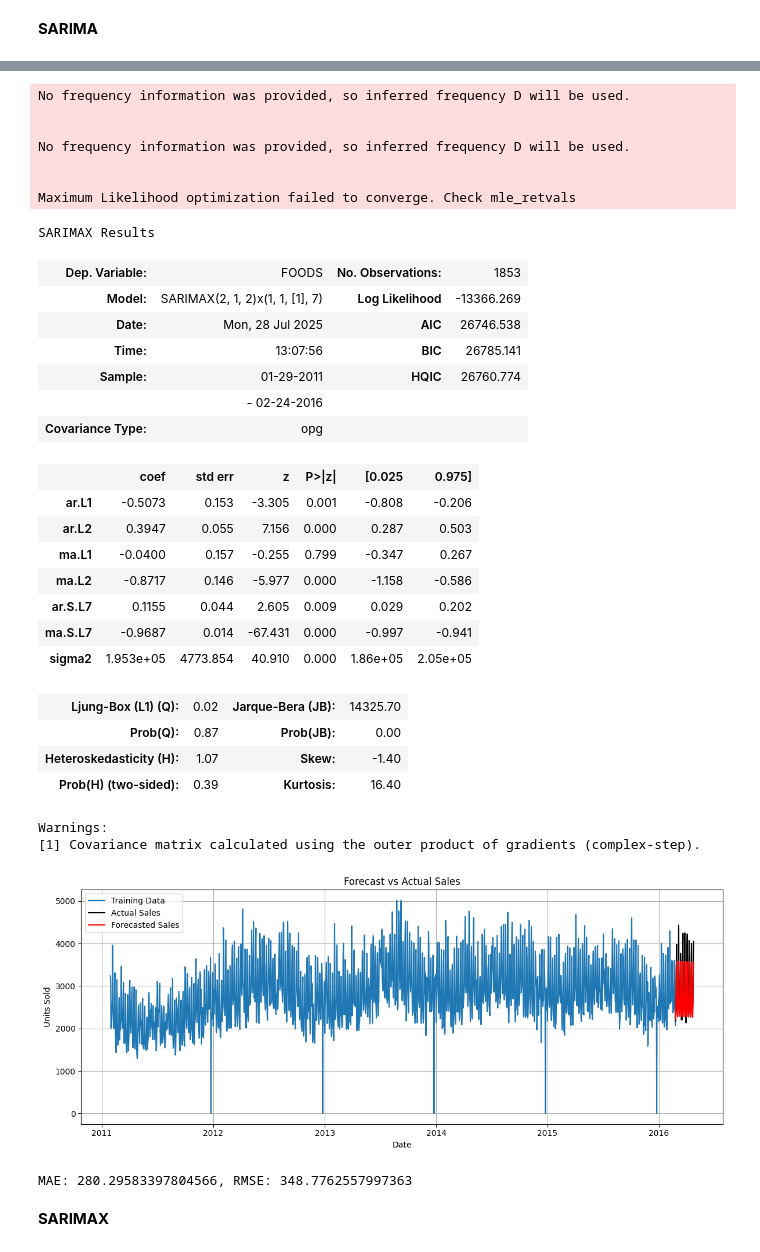
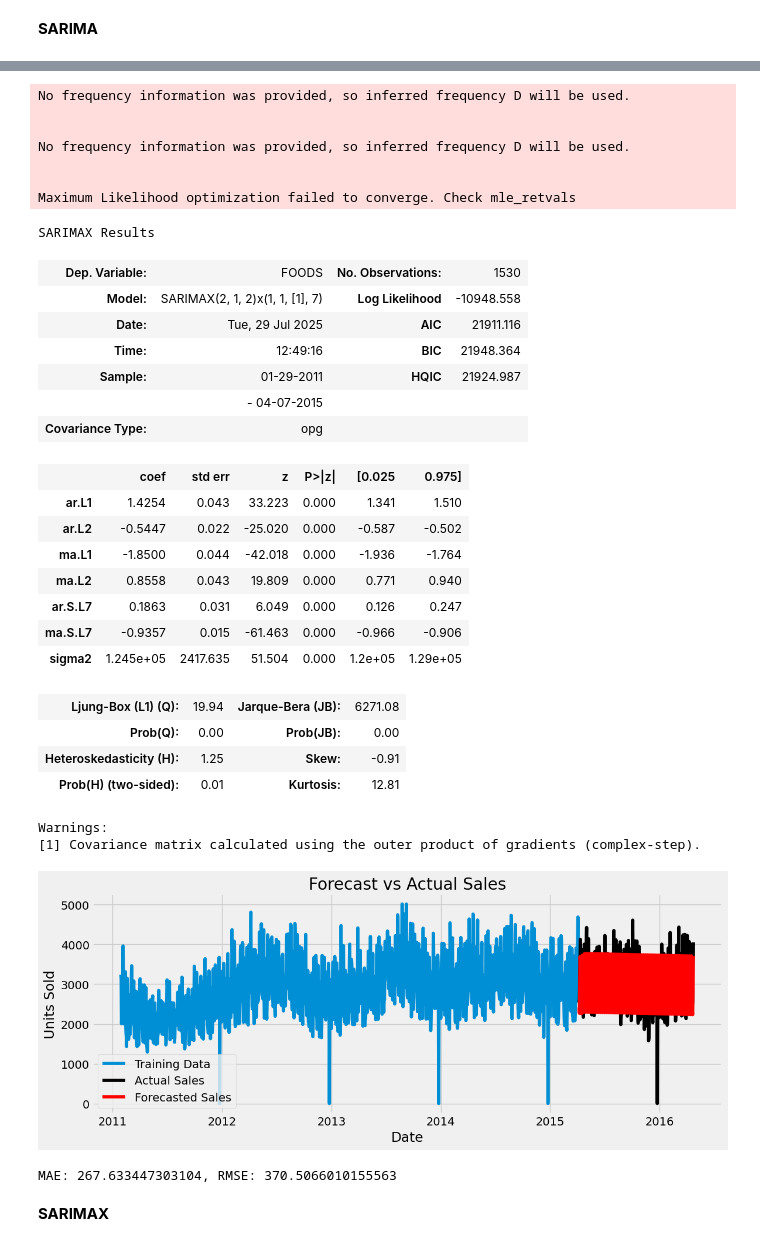
Before and after one commit to HumailShahzad/M5_Forecasting, a Jupyter notebook: M5Exploration.ipynb, the cells around one changed output, grey strips where cells are left out. Drawn from its saved outputs; the diff is of its cells as text; code cells hidden in the pictures.

```diff
--- a/M5Exploration.ipynb
+++ b/M5Exploration.ipynb
@@ -285,6 +329,7 @@ Covariance Type:                  opg
 Warnings:
 [1] Covariance matrix calculated using the outer product of gradients (complex-step).
 # %%
-train = series.iloc[:-60]
-test = series.iloc[-60:]
+split_index = int(len(series) * 0.8)
+train = series.iloc[:split_index]
+test = series.iloc[split_index:]
 # %%
@@ -344,49 +389,49 @@ No frequency information was provided, so inferred frequency D will be used.
 
 Maximum Likelihood optimization failed to converge. Check mle_retvals
 SARIMAX Results
-| Dep. Variable: | FOODS | No. Observations: | 1853 |
-| Model: | SARIMAX(2, 1, 2)x(1, 1, [1], 7) | Log Likelihood | -13366.269 |
-| Date: | Mon, 28 Jul 2025 | AIC | 26746.538 |
-| Time: | 13:07:56 | BIC | 26785.141 |
-| Sample: | 01-29-2011 | HQIC | 26760.774 |
-|  | - 02-24-2016 |  |  |
+| Dep. Variable: | FOODS | No. Observations: | 1530 |
+| Model: | SARIMAX(2, 1, 2)x(1, 1, [1], 7) | Log Likelihood | -10948.558 |
+| Date: | Tue, 29 Jul 2025 | AIC | 21911.116 |
+| Time: | 12:49:16 | BIC | 21948.364 |
+| Sample: | 01-29-2011 | HQIC | 21924.987 |
+|  | - 04-07-2015 |  |  |
 | Covariance Type: | opg |  |  |
 |  | coef | std err | z | P>|z| | [0.025 | 0.975] |
-| ar.L1 | -0.5073 | 0.153 | -3.305 | 0.001 | -0.808 | -0.206 |
-| ar.L2 | 0.3947 | 0.055 | 7.156 | 0.000 | 0.287 | 0.503 |
-| ma.L1 | -0.0400 | 0.157 | -0.255 | 0.799 | -0.347 | 0.267 |
-| ma.L2 | -0.8717 | 0.146 | -5.977 | 0.000 | -1.158 | -0.586 |
-| ar.S.L7 | 0.1155 | 0.044 | 2.605 | 0.009 | 0.029 | 0.202 |
-| ma.S.L7 | -0.9687 | 0.014 | -67.431 | 0.000 | -0.997 | -0.941 |
-| sigma2 | 1.953e+05 | 4773.854 | 40.910 | 0.000 | 1.86e+05 | 2.05e+05 |
+| ar.L1 | 1.4254 | 0.043 | 33.223 | 0.000 | 1.341 | 1.510 |
+| ar.L2 | -0.5447 | 0.022 | -25.020 | 0.000 | -0.587 | -0.502 |
+| ma.L1 | -1.8500 | 0.044 | -42.018 | 0.000 | -1.936 | -1.764 |
+| ma.L2 | 0.8558 | 0.043 | 19.809 | 0.000 | 0.771 | 0.940 |
+| ar.S.L7 | 0.1863 | 0.031 | 6.049 | 0.000 | 0.126 | 0.247 |
+| ma.S.L7 | -0.9357 | 0.015 | -61.463 | 0.000 | -0.966 | -0.906 |
+| sigma2 | 1.245e+05 | 2417.635 | 51.504 | 0.000 | 1.2e+05 | 1.29e+05 |
-| Ljung-Box (L1) (Q): | 0.02 | Jarque-Bera (JB): | 14325.70 |
-| Prob(Q): | 0.87 | Prob(JB): | 0.00 |
-| Heteroskedasticity (H): | 1.07 | Skew: | -1.40 |
-| Prob(H) (two-sided): | 0.39 | Kurtosis: | 16.40 |
+| Ljung-Box (L1) (Q): | 19.94 | Jarque-Bera (JB): | 6271.08 |
+| Prob(Q): | 0.00 | Prob(JB): | 0.00 |
+| Heteroskedasticity (H): | 1.25 | Skew: | -0.91 |
+| Prob(H) (two-sided): | 0.01 | Kurtosis: | 12.81 |
 Warnings:
 [1] Covariance matrix calculated using the outer product of gradients (complex-step).
 # %%
-forecast = results.get_forecast(steps=60)
+forecast = results.forecast(steps=len(test))
 forecast.index = test.index  # Align the forecast with test dates
 plt.figure(figsize=(12, 5))
 plt.plot(train.index, train, label='Training Data')
 plt.plot(test.index, test, label='Actual Sales', color='black')
-plt.plot(forecast.index, forecast.predicted_mean, label='Forecasted Sales', color='red')
+plt.plot(forecast.index, forecast, label='Forecasted Sales', color='red')
 plt.title("Forecast vs Actual Sales")
 plt.xlabel("Date")
 plt.ylabel("Units Sold")
 plt.legend()
 plt.grid(True)
 plt.tight_layout()
 plt.show()
 # %% [output]
-[figure, old version]
+[figure, new version]
 # %%
-mae = mean_absolute_error(test, forecast.predicted_mean)
-rmse = np.sqrt(mean_squared_error(test, forecast.predicted_mean))
+mae = mean_absolute_error(test, forecast)
+rmse = np.sqrt(mean_squared_error(test, forecast))
 print(f"MAE: {mae}, RMSE: {rmse}")
 # %% [output]
-MAE: 280.29583397804566, RMSE: 348.7762557997363
+MAE: 267.633447303104, RMSE: 370.5066010155563
 # %% [markdown]
 **SARIMAX**
 # %%
```
Also changed, not shown: parts of 38 cells of this notebook.
